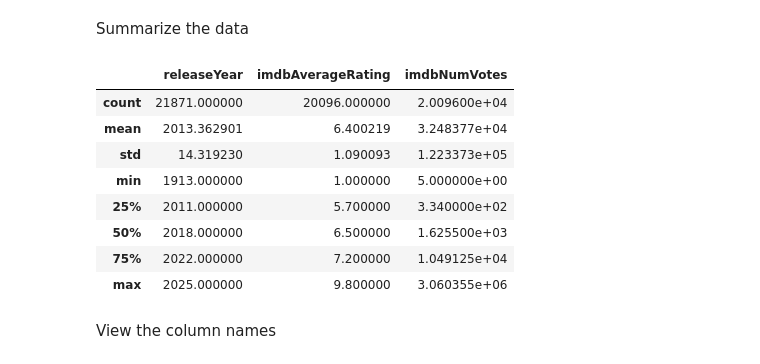
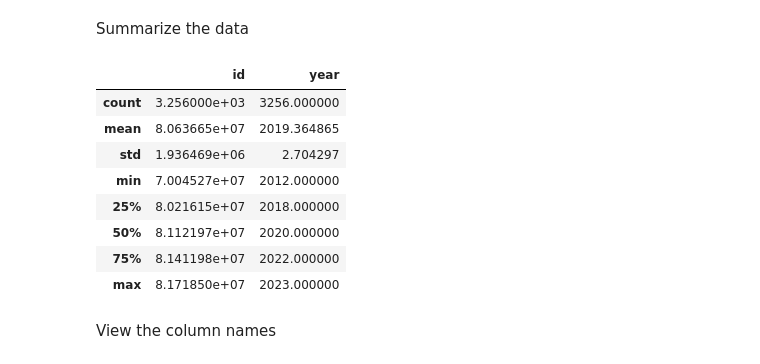
Before and after one commit to CindyWedd/Netflix_Shows_and_Movies_Analysis, a Jupyter notebook: First_Netflix_dataset.ipynb, the cells around one changed output. Cells and saved outputs as stored; diff of their text form; code cells hidden in the pictures.

Commit message:
Add files via upload
Addition of second dataset

```diff
--- a/First_Netflix_dataset.ipynb
+++ b/First_Netflix_dataset.ipynb
@@ -6,4 +6,4 @@ import matplotlib.pyplot as plt
 # %% [markdown]
 Import Data
 # %%
-original_netflix_data = pd.read_csv('./data.csv')
+First_netflix_data = pd.read_csv('./first_dataset.csv')
@@ -10,17 +12,17 @@ original_netflix_data = pd.read_csv('./data.csv')
 # %% [markdown]
 Summarize the data
 # %%
-original_netflix_data.describe()
+First_netflix_data.describe()
 # %% [output]
-|  | releaseYear | imdbAverageRating | imdbNumVotes |
-| count | 21871.000000 | 20096.000000 | 2.009600e+04 |
-| mean | 2013.362901 | 6.400219 | 3.248377e+04 |
-| std | 14.319230 | 1.090093 | 1.223373e+05 |
-| min | 1913.000000 | 1.000000 | 5.000000e+00 |
-| 25% | 2011.000000 | 5.700000 | 3.340000e+02 |
-| 50% | 2018.000000 | 6.500000 | 1.625500e+03 |
-| 75% | 2022.000000 | 7.200000 | 1.049125e+04 |
-| max | 2025.000000 | 9.800000 | 3.060355e+06 |
+|  | id | year |
+| count | 3.256000e+03 | 3256.000000 |
+| mean | 8.063665e+07 | 2019.364865 |
+| std | 1.936469e+06 | 2.704297 |
+| min | 7.004527e+07 | 2012.000000 |
+| 25% | 8.021615e+07 | 2018.000000 |
+| 50% | 8.112197e+07 | 2020.000000 |
+| 75% | 8.141198e+07 | 2022.000000 |
+| max | 8.171850e+07 | 2023.000000 |
 # %% [markdown]
 View the column names
 # %%
```
Also changed, not shown: parts of 10 cells of this notebook.
